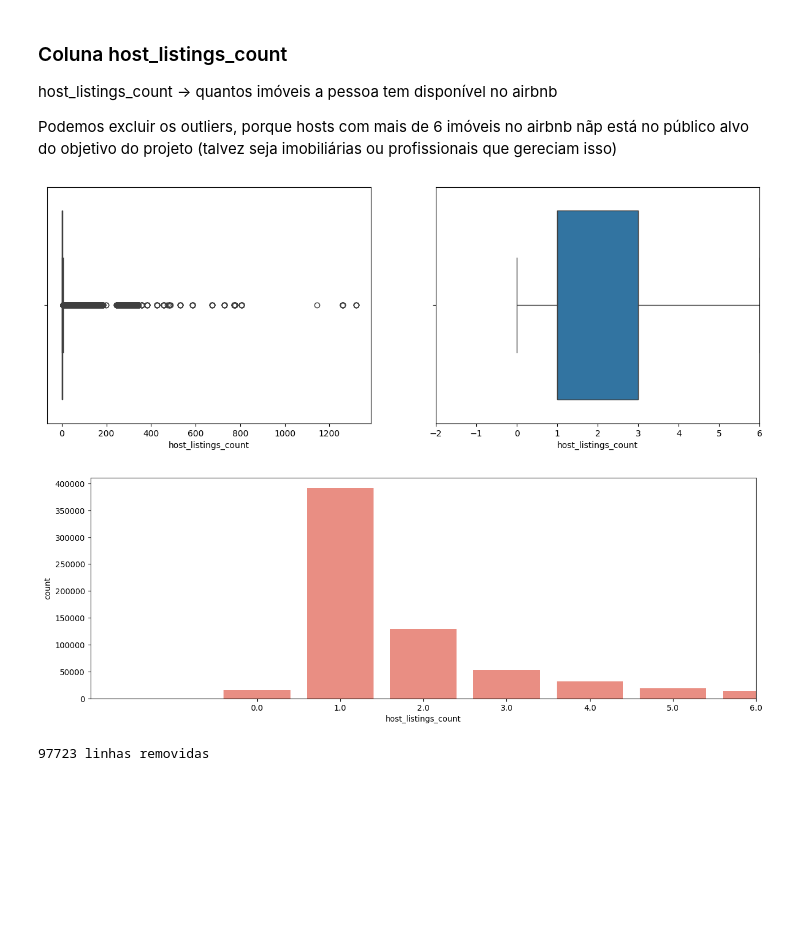
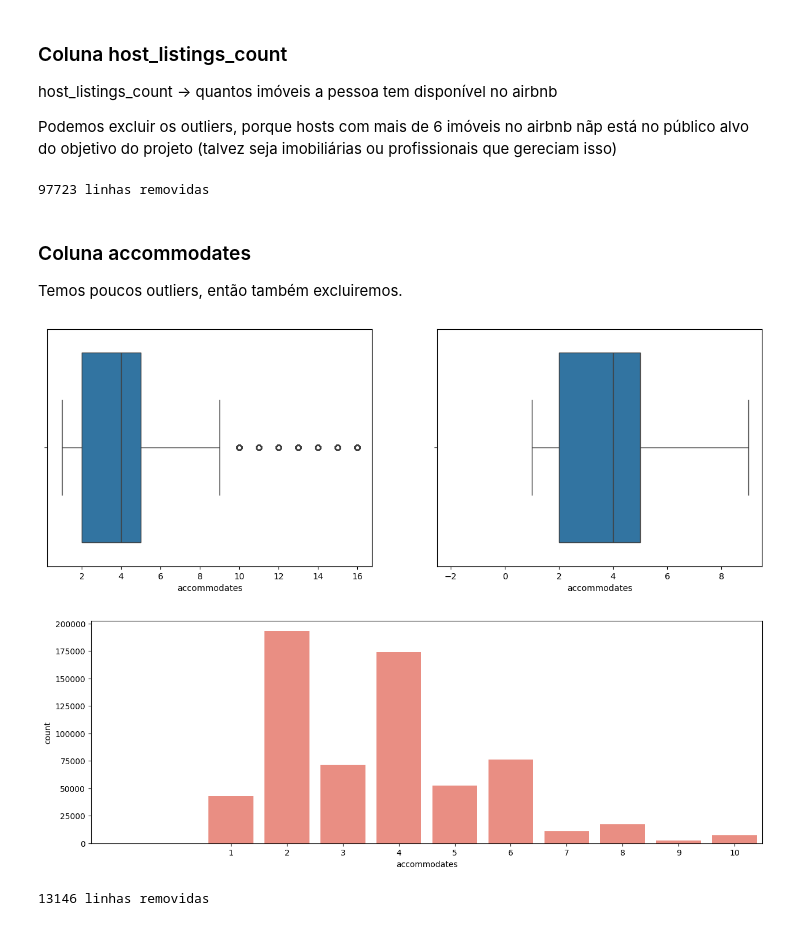
Before and after one commit to Giodzz/Data-Science-Project, a Jupyter notebook: main.ipynb, the cells around one changed output. Saved outputs shown, nothing was run; the diff lists cells and outputs as text; code cells hidden in the pictures; blank space fills up the shorter version.

```diff
--- a/main.ipynb
+++ b/main.ipynb
@@ -310,8 +310,9 @@ def histograma(coluna):
 # função de gráfico de barras
 def grafico_barra(coluna):
     plt.figure(figsize=(15, 5))
+    li, ls = limites(coluna)
     ax = sns.barplot(x=coluna.value_counts().index, y=coluna.value_counts(), color='salmon')
-    ax.set_xlim(limites(coluna))
+    ax.set_xlim(li, ls + 1.5 * (ls-li))
 # %% [markdown]
 ### Coluna price
 
@@ -362,11 +363,23 @@ Podemos excluir os outliers, porque hosts com mais de 6 imóveis no airbnb nãp
 # %%
 boxplot(base_airbnb['host_listings_count'])
 grafico_barra(base_airbnb['host_listings_count'])
-# %% [output]
-[figure, removed]
-[figure, removed]
 # %%
 base_airbnb, linhas_removidas = excluir_outliers(base_airbnb, 'host_listings_count')
 print(f"{linhas_removidas} linhas removidas")
 # %% [output]
 97723 linhas removidas
+# %% [markdown]
+### Coluna accommodates
+
+Temos poucos outliers, então também excluiremos.
+# %%
+boxplot(base_airbnb['accommodates'])
+grafico_barra(base_airbnb['accommodates'])
+# %% [output]
+[figure, added]
+[figure, added]
+# %%
+base_airbnb, linhas_removidas = excluir_outliers(base_airbnb, 'accommodates')
+print(f"{linhas_removidas} linhas removidas")
+# %% [output]
+13146 linhas removidas
```
Also changed, not shown: parts of 3 cells of this notebook.
